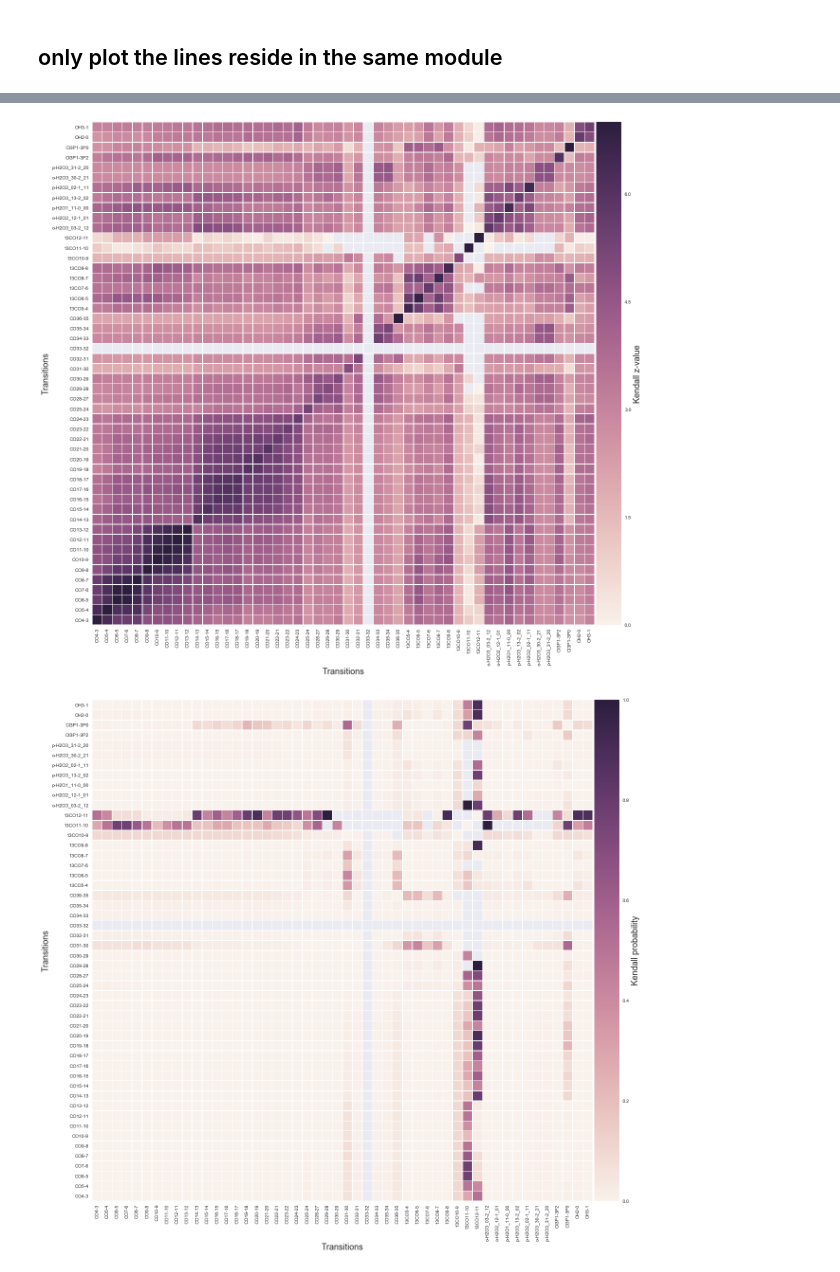
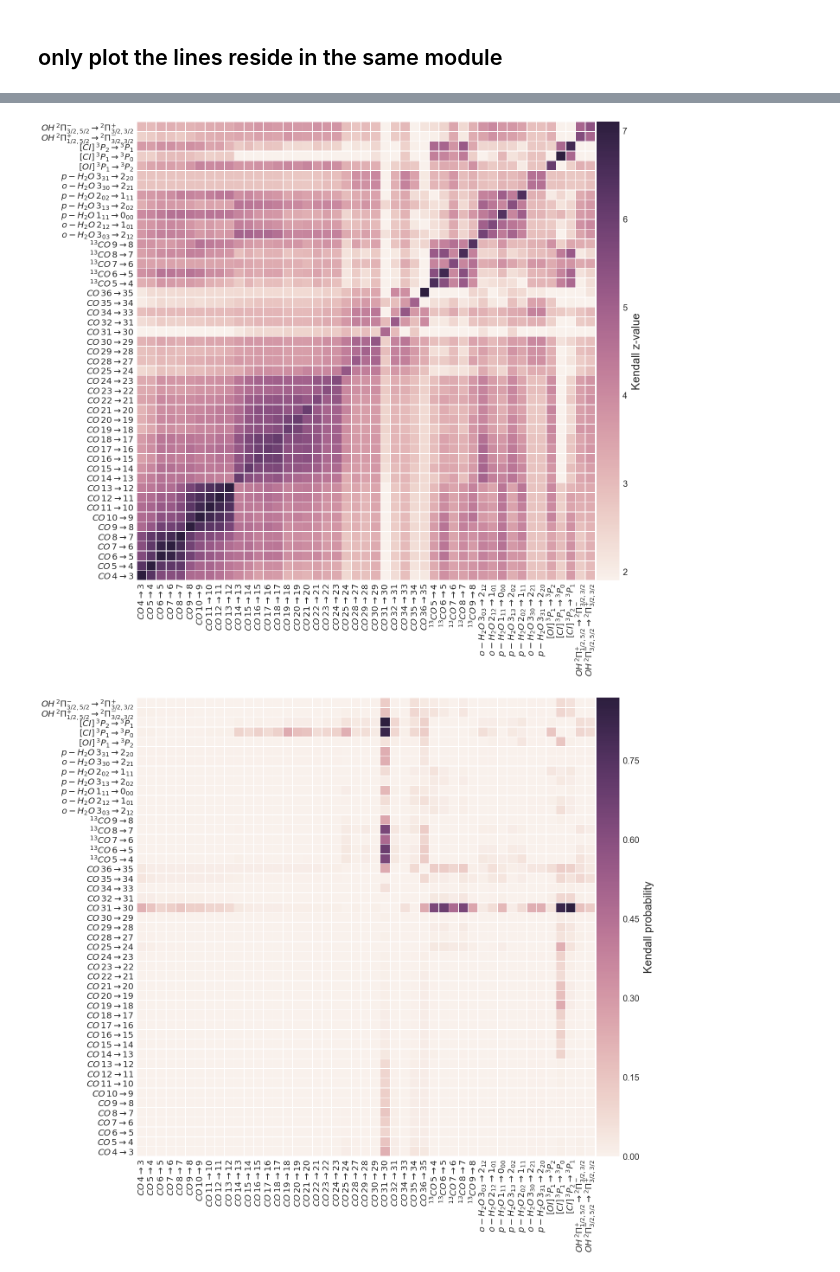
Before and after one commit to yaolun/misc, a Jupyter notebook: input_asurv.ipynb, the cells around one changed output, grey strips where cells are left out. Drawn from its saved outputs; the diff is of its cells as text; code cells hidden in the pictures.

```diff
--- a/input_asurv.ipynb
+++ b/input_asurv.ipynb
@@ -298,12 +298,11 @@ data = ascii.read(fitting_table)['Line'].data
 co_list = np.sort(list(set(list(filter(lambda k: k.startswith('CO'), data)))))
 
 line_list = np.hstack((co_list,np.array(['13CO5-4','13CO6-5','13CO7-6','13CO8-7','13CO9-8',
-                                                     '13CO10-9','13CO11-10','13CO12-11','o-H2O3_03-2_12',
-                                                     'o-H2O2_12-1_01','p-H2O1_11-0_00',
-                                                     'p-H2O3_13-2_02','p-H2O2_02-1_11',
-                                                     'o-H2O3_30-2_21','p-H2O3_31-2_20',
-                                                     'OI3P1-3P2','CI3P1-3P0',
-                                                     'OH2-0','OH3-1'])))
+                                         'p-H2O1_11-0_00','o-H2O1_10-1_01','o-H2O3_12-2_21','p-H2O2_02-1_11',
+                                         'o-H2O3_03-2_12','o-H2O2_12-1_01','p-H2O1_11-0_00',
+                                         'p-H2O3_13-2_02','o-H2O3_30-2_21',
+                                         'p-H2O3_31-2_20','OI3P1-3P2','CI3P1-3P0','CI3P2-3P1',
+                                         'OH2-0','OH3-1','HCO+7-6'])))
 
 # print(list(itertools.combinations(co_list, 2)))
 
@@ -425,3 +503,8 @@ wave_list = np.array([float(list(set(data['LabWL(um)'][data['Line'] == line_list
 
 module = {'B2A': [54.8, 72.3], 'B2B': [72.3, 95.05], 'R1': [101.4, 190.31],
           'SSW': [195, 310], 'SLW': [310,680]}
+# %%
+# only CO lines
+col_name = ['Ken.z']
+for i in range(len(col_name)):
+    general_heatmap(line_list_co, col_name[i], corr_table, labels[i], line_labels=labels_co, suffix='_co')
@@ -428,7 +513,9 @@ module = {'B2A': [54.8, 72.3], 'B2B': [72.3, 95.05], 'R1': [101.4, 190.31],
 # %%
+#wavelength sorter
+# sorter = np.argsort(wave_list)
 # all correlations
 for i in range(len(col_name)):
-    general_heatmap(line_list, col_name[i], corr_table, labels[i])
+    general_heatmap(line_list, col_name[i], corr_table, labels[i], line_labels=line_labels)
 # %% [output]
-[figure, old version]
+[figure, new version]
-[figure, old version]
+[figure, new version]
```
Also changed, not shown: parts of 6 cells of this notebook, 4 other files.
